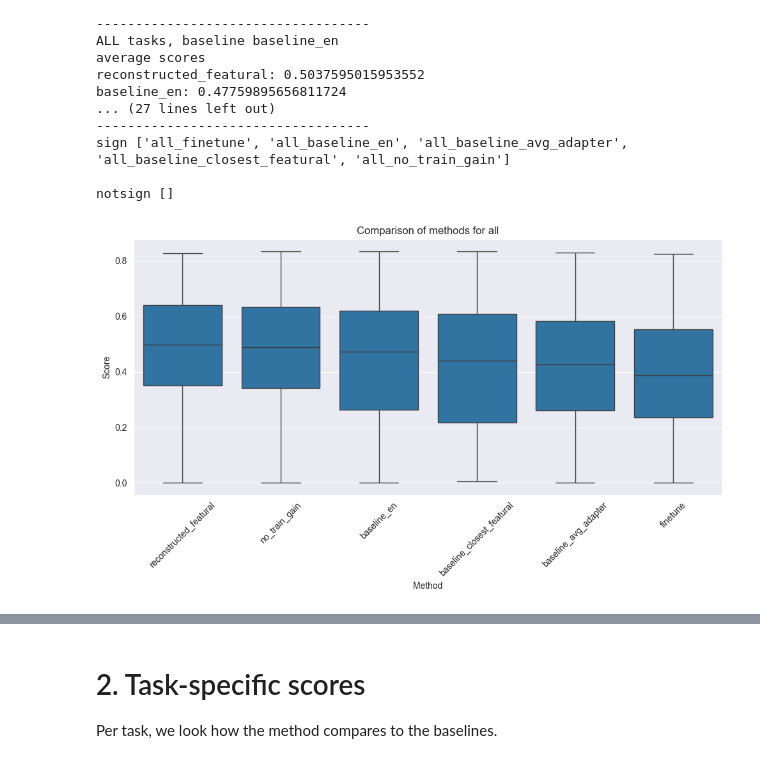
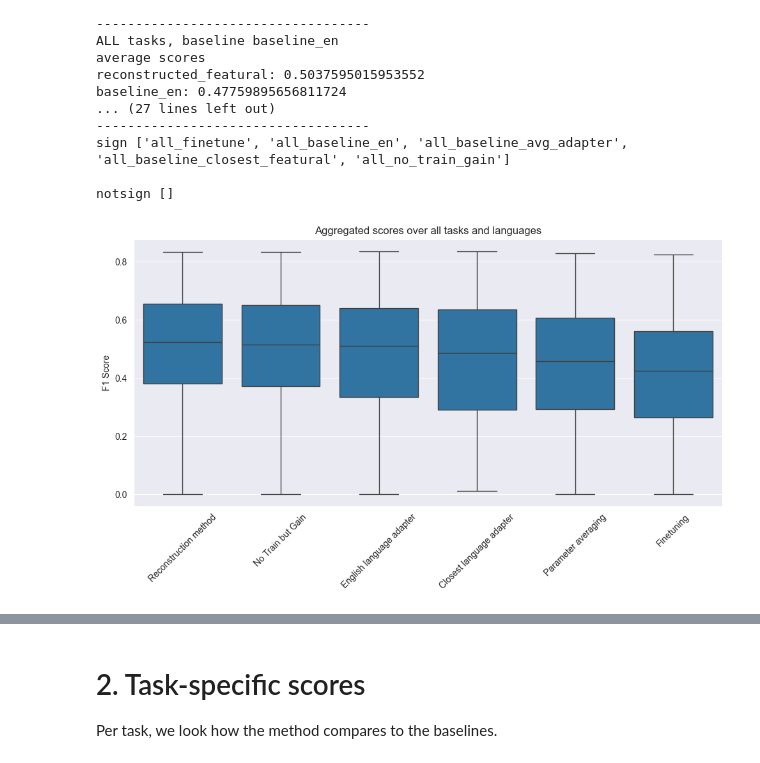
Before and after one commit to stefaccou/TIPA, a Jupyter notebook: analysis/2_Statistical_analysis.ipynb, the cells around one changed output, grey strips where cells are left out. Saved outputs shown, nothing was run; the diff lists cells and outputs as text; code cells hidden in the pictures.

```diff
--- a/analysis/2_Stats_unfinished.ipynb
+++ b/analysis/2_Statistical_analysis.ipynb
@@ -345,16 +317,106 @@ sign ['all_finetune', 'all_baseline_en', 'all_baseline_avg_adapter', 'all_baseli
 notsign []
 # %%
 # we make a boxplot of the scores
-make_boxplot(
-    "all",
-    [
+def make_boxplot(tasks, columns):
+    data = []
+    if tasks == "all":
+        task_names = scores.keys()
+    elif len(tasks) == 1:
+        task_names = [tasks]
+    else:
+        task_names = tasks
+    for task in task_names:
+        for lang_name in scores[task]:
+            if all(col in scores[task][lang_name] for col in columns):
+                data.append([task, lang_name] + [scores[task][lang_name][col] for col in columns])
+    df = pd.DataFrame(data, columns=["task", "lang_name"] + columns)
+    # we melt the dataframe to get it in the right format for seaborn
+    df_melted = df.melt(id_vars=["task", "lang_name"], value_vars=columns, var_name="method", value_name="score")
+    # we plot the data
+    plt.figure(figsize=(10, 6))
+    sns.boxplot(x="method", y="score", data=df_melted)
+    plt.title(f"Comparison of methods for {tasks}")
+    plt.xlabel("Method")
+    plt.ylabel("Score")
+    plt.xticks(rotation=45)
+    plt.tight_layout()
+    plt.show()
+
+
+plot_data = []
+for task in tasks:
+    for lang_name in scores[task]:
+        if all(
+            col in scores[task][lang_name]
+            for col in [
+                "reconstructed_featural",
+                "no_train_gain",
+                "baseline_en",
+                "baseline_closest_featural",
+                "baseline_avg_adapter",
+                "finetune",
+            ]
+        ):
+            plot_data.append(
+                [task, lang_name]
+                + [
+                    scores[task][lang_name][col]
+                    for col in [
+                        "reconstructed_featural",
+                        "no_train_gain",
+                        "baseline_en",
+                        "baseline_closest_featural",
+                        "baseline_avg_adapter",
+                        "finetune",
+                    ]
+                ]
+            )
+df_plot = pd.DataFrame(
+    plot_data,
+    columns=[
+        "task",
+        "lang_name",
         "reconstructed_featural",
         "no_train_gain",
         "baseline_en",
         "baseline_closest_featural",
         "baseline_avg_adapter",
         "finetune",
     ],
 )
+df_melted = df_plot.melt(
+    id_vars=["task", "lang_name"],
+    value_vars=[
+        "reconstructed_featural",
+        "no_train_gain",
+        "baseline_en",
+        "baseline_closest_featural",
+        "baseline_avg_adapter",
+        "finetune",
+    ],
+    var_name="method",
+    value_name="score",
+)
+# we rename the methods
+table_scores = {
+    "reconstructed_featural": "Reconstruction method",
+    "no_train_gain": "No Train but Gain",
+    "baseline_en": "English language adapter",
+    "baseline_closest_featural": "Closest language adapter",
+    "baseline_avg_adapter": "Parameter averaging",
+    "finetune": "Finetuning",
+}
+df_melted["method"] = df_melted["method"].map(table_scores)
+plt.figure(figsize=(10, 6))
+sns.boxplot(x="method", y="score", data=df_melted)
+plt.title("Aggregated scores over all tasks and languages")
+# plt.xlabel("Method")
+# we remove x label
+plt.xlabel("")
+plt.ylabel("F1 Score")
+plt.xticks(rotation=45)
+plt.tight_layout()
+# we save as pdf
+plt.savefig("../output/aggregated_all_tasks.pdf", dpi=1000)
 # %% [output]
-[figure, old version]
+[figure, new version]
```
Also changed, not shown: parts of 19 cells of this notebook, 12 other files.
